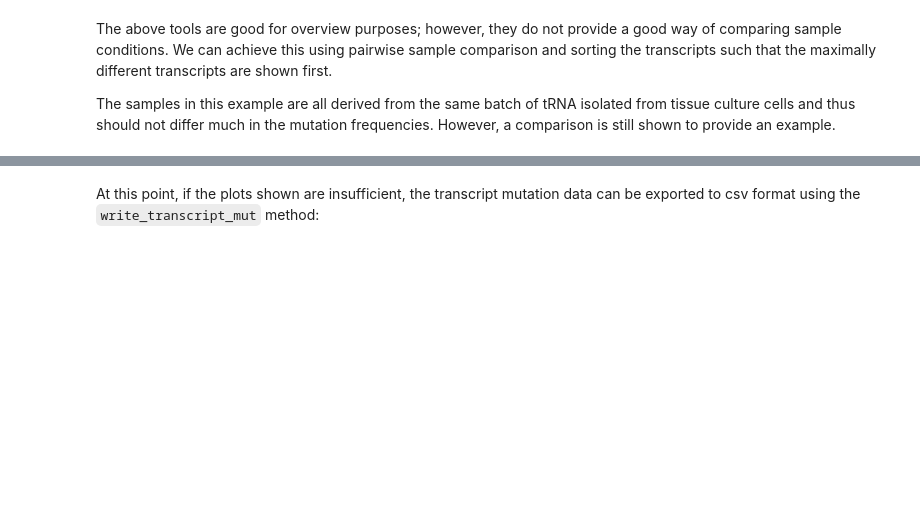
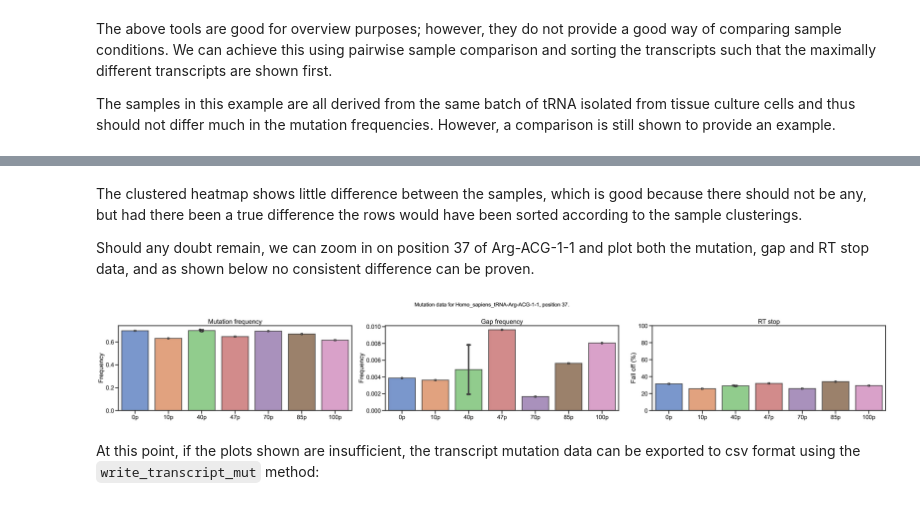
Before and after one commit to krdav/tRNA-charge-seq, a Jupyter notebook: projects/example/process_data.ipynb, the cells around one changed output, grey strips where cells are left out. Cells and saved outputs as stored; diff of their text form; code cells hidden in the pictures; blank space fills up the shorter version.

```diff
--- a/projects/example/process_data.ipynb
+++ b/projects/example/process_data.ipynb
@@ -718,3 +734,14 @@ TM_obj.plot_transcript_mut_compare(plot_name='tr-mut_matrix_comp', \
+# %% [markdown]
+The clustered heatmap shows little difference between the samples, which is good because there should not be any, but had there been a true difference the rows would have been sorted according to the sample clusterings.
+
+Should any doubt remain, we can zoom in on position 37 of Arg-ACG-1-1 and plot both the mutation, gap and RT stop data, and as shown below no consistent difference can be proven.
+# %%
+data_dict = TM_obj.plot_transcript_mut_pos(tr_pos=37, min_count_show=50, \
+                                           plot_name='pos37_Arg-ACG-1-1', \
+                                           anno_substring_incl='Arg-ACG-1-1')
+show_PDF('data/transcript_mutations/pos37_Arg-ACG-1-1.pdf')
+# %% [output]
+[figure, added]
 # %% [markdown]
 At this point, if the plots shown are insufficient, the transcript mutation data can be exported to csv format using the `write_transcript_mut` method:
 # %%
```
Also changed, not shown: parts of 13 cells of this notebook.
